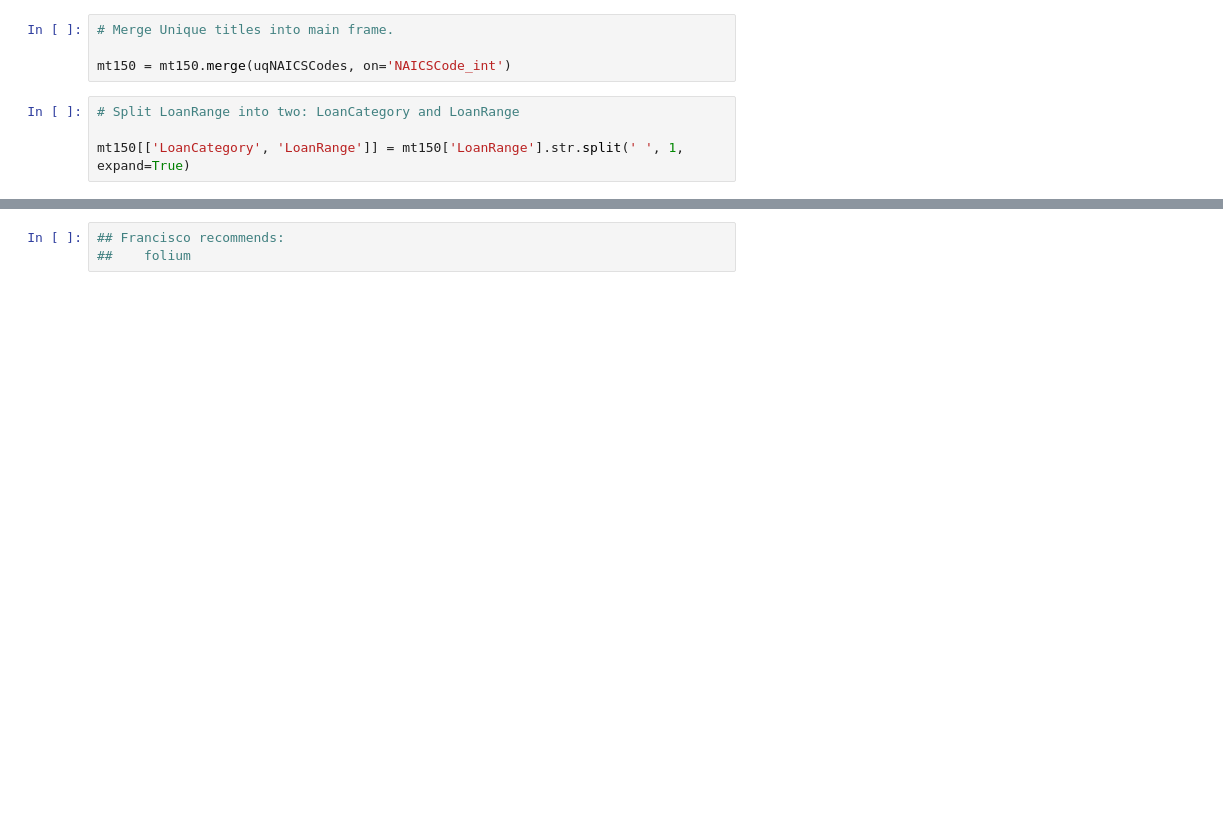
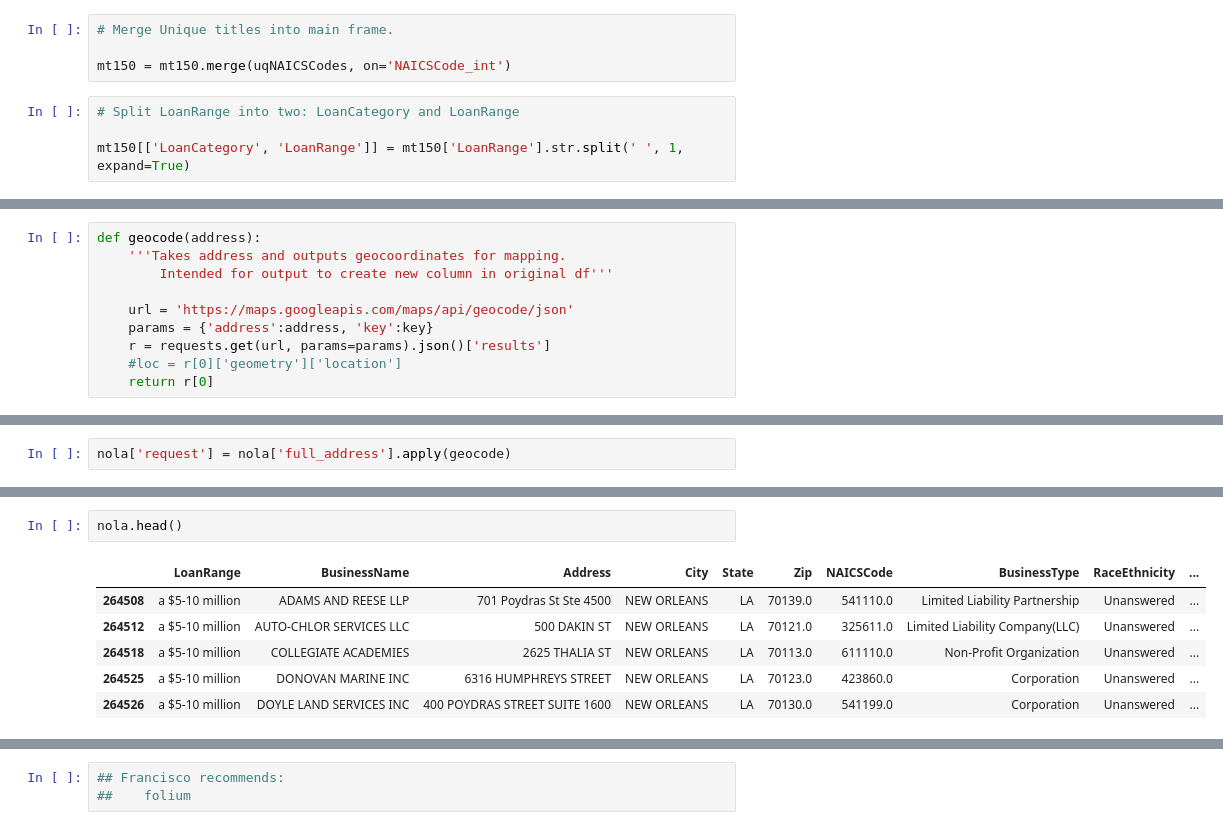
Before and after one commit to apedeaux/PPP, a Jupyter notebook: PPP-Under150.ipynb, the cells around one changed output, grey strips where cells are left out. Drawn from its saved outputs; the diff is of its cells as text; blank space fills up the shorter version.

```diff
--- a/PPP-Under150.ipynb
+++ b/PPP-Under150.ipynb
@@ -106,0 +132,10 @@ catplot_frame.head()
+# %%
+def geocode(address):
+    '''Takes address and outputs geocoordinates for mapping.
+        Intended for output to create new column in original df'''
+
+    url = 'https://maps.googleapis.com/maps/api/geocode/json'
+    params = {'address':address, 'key':key}
+    r = requests.get(url, params=params).json()['results']
+    #loc = r[0]['geometry']['location']
+    return r[0]
@@ -106,0 +162,2 @@ catplot_frame.head()
+# %%
+nola['request'] = nola['full_address'].apply(geocode)
@@ -106,0 +177,9 @@ catplot_frame.head()
+# %%
+nola.head()
+# %% [output]
+|  | LoanRange | BusinessName | Address | City | State | Zip | NAICSCode | BusinessType | RaceEthnicity | ... |
+| 264508 | a $5-10 million | ADAMS AND REESE LLP | 701 Poydras St Ste 4500 | NEW ORLEANS | LA | 70139.0 | 541110.0 | Limited Liability Partnership | Unanswered | ... |
+| 264512 | a $5-10 million | AUTO-CHLOR SERVICES LLC | 500 DAKIN ST | NEW ORLEANS | LA | 70121.0 | 325611.0 | Limited Liability Company(LLC) | Unanswered | ... |
+| 264518 | a $5-10 million | COLLEGIATE ACADEMIES | 2625 THALIA ST | NEW ORLEANS | LA | 70113.0 | 611110.0 | Non-Profit Organization | Unanswered | ... |
+| 264525 | a $5-10 million | DONOVAN MARINE INC | 6316 HUMPHREYS STREET | NEW ORLEANS | LA | 70123.0 | 423860.0 | Corporation | Unanswered | ... |
+| 264526 | a $5-10 million | DOYLE LAND SERVICES INC | 400 POYDRAS STREET SUITE 1600 | NEW ORLEANS | LA | 70130.0 | 541199.0 | Corporation | Unanswered | ... |
```
Also changed, not shown: parts of 30 cells of this notebook, 1 other file.
